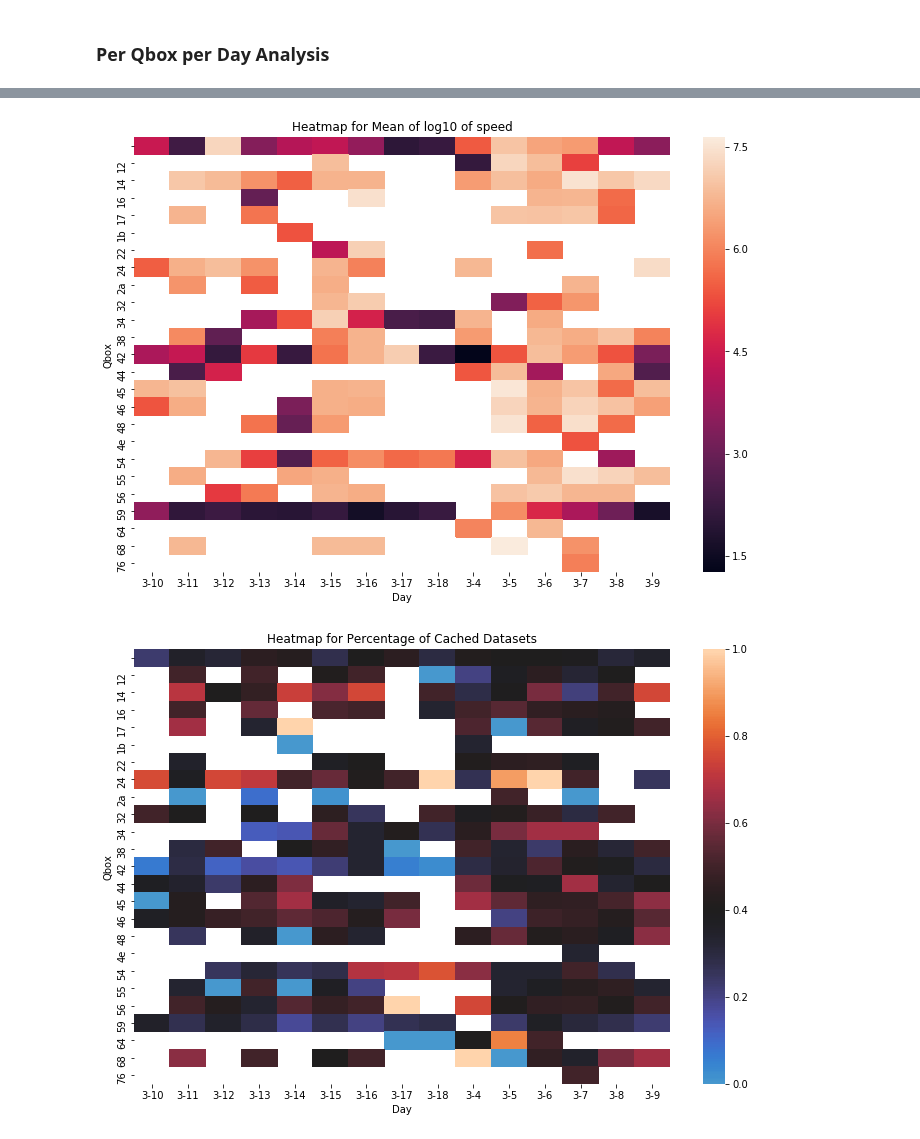
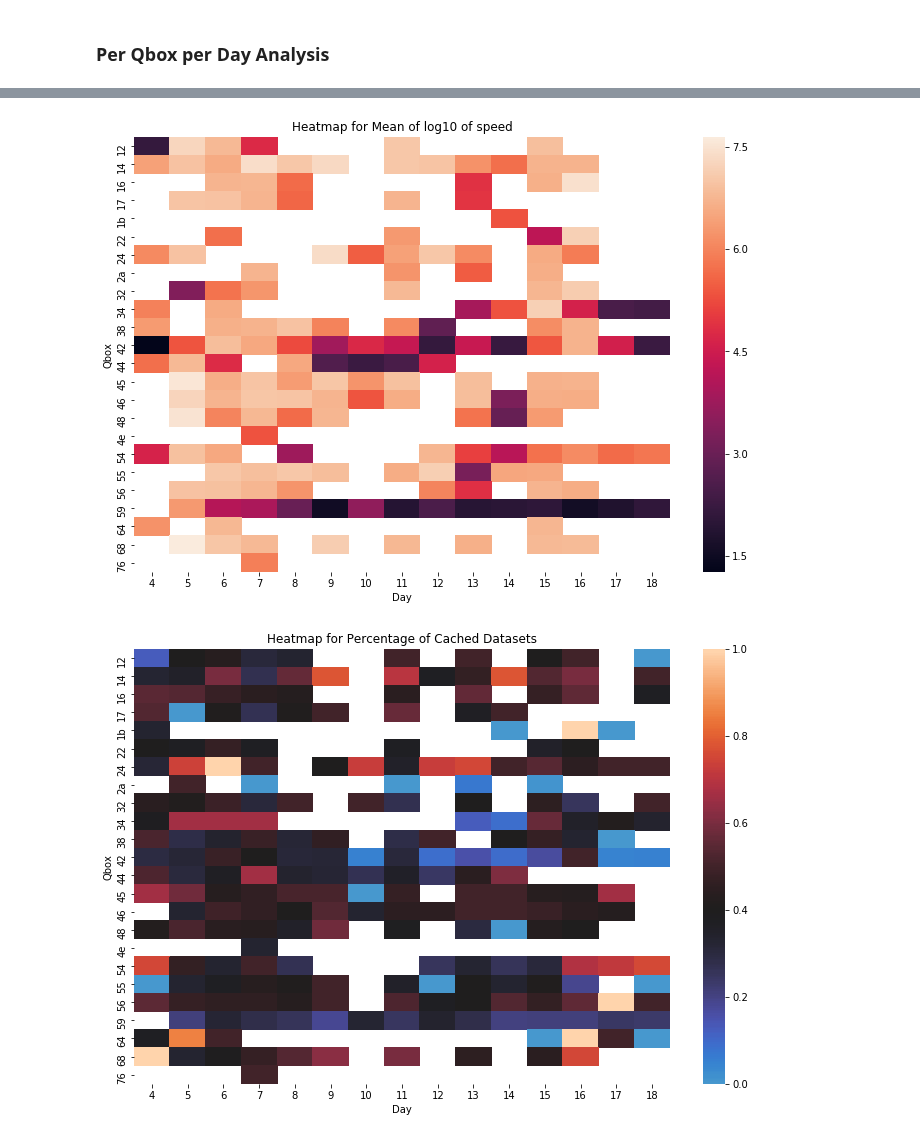
Before and after one commit to AdwaitB/greco-notes, a Jupyter notebook: infra/Analysis_full.ipynb, the cells around one changed output, grey strips where cells are left out. Drawn from its saved outputs; the diff is of its cells as text; code cells hidden in the pictures.

```diff
--- a/infra/Analysis_full.ipynb
+++ b/infra/Analysis_full.ipynb
@@ -50,13 +50,12 @@ for i in range(0, 2):
     data[i]['time'] = pd.to_datetime(data[i]['transfer_history.creation_date_string'], format='%d/%m/%Y\ %H:%M:%S')
     data[i]['hour'] = data[i]['time'].apply(lambda x: x.hour)
     data[i]['day'] = data[i]['time'].apply(lambda x: x.day)
-    data[i]['unique_day'] = data[i]['time'].apply(lambda x: str(x.month) + '-' + str(x.day))
     data[i]['speed'] = np.where(data[i]['transfer_history.time_transfer_sec'] > 0, data[i]['transfer_history.actually_transferred_size']/data[i]['transfer_history.time_transfer_sec'], data[i]['transfer_history.time_transfer_sec'])
 
 data[1]["qbox_data_size"] = data[1]['transfer_history.qbox'].map(str)
 data[1]["qbox_data_size"] = data[1]['qbox_data_size'].map(str) + "|" + data[1]['transfer_history.transfer_size'].map(str)
 data[1]["is_cached"] = data[1]['transfer_history.transfer_size'] == data[1]['transfer_history.cached_data_size']
-data[1]['transfer_history.qbox_short'] = data[1]['transfer_history.qbox'].apply(lambda x: (str(x)[-1] + str(x)[5]) if len(str(x)) > 5 else "")
+data[1]['transfer_history.qbox_short'] = data[1]['transfer_history.attached_node'].apply(lambda x: (str(x)[-1] + str(x)[5]) if len(str(x)) > 5 else "")
 # %%
 print("Size of dataset : " + str(data[1].shape))
 print("Unique Jobs : " + str(len(data[1]['transfer_history.task'].unique().tolist())))
@@ -681,12 +666,12 @@ plt.show()
 # %%
-temp = data[1][['transfer_history.qbox_short', 'unique_day', 'speed']]
+temp = data[1][['transfer_history.qbox_short', 'day', 'speed']]
 temp = temp[temp['transfer_history.qbox_short'].notna()]
 temp = temp[temp['speed'] > 0]
 temp['speed'] = temp['speed'].apply(lambda x: np.log10(x))
-temp = temp.groupby(['transfer_history.qbox_short', 'unique_day'])['speed'].mean()
+temp = temp.groupby(['transfer_history.qbox_short', 'day'])['speed'].mean()
 temp = temp.to_frame().reset_index()
 
-temp = temp.pivot(index='transfer_history.qbox_short', columns='unique_day', values='speed')
+temp = temp.pivot(index='transfer_history.qbox_short', columns='day', values='speed')
 
 plt.figure(figsize=plot_size)
 sb.heatmap(temp)
@@ -695,21 +680,21 @@ plt.ylabel("Qbox")
 plt.title("Heatmap for Mean of log10 of speed")
 plt.show()
 # %% [output]
-[figure, old version]
+[figure, new version]
 # %%
-temp = data[1][['transfer_history.qbox_short', 'unique_day', 'is_cached']]
+temp = data[1][['transfer_history.qbox_short', 'day', 'is_cached']]
 temp = temp[temp['transfer_history.qbox_short'].notna()]
-temp = temp.groupby(['transfer_history.qbox_short', 'unique_day'])['is_cached']
+temp = temp.groupby(['transfer_history.qbox_short', 'day'])['is_cached']
 temp = temp.apply(lambda x: float(sum(x == True))/float(sum(x == True) + sum(x == False)))
 temp = temp.to_frame().reset_index()
 
-temp = temp.pivot(index='transfer_history.qbox_short', columns='unique_day', values='is_cached')
+temp = temp.pivot(index='transfer_history.qbox_short', columns='day', values='is_cached')
 
 plt.figure(figsize=plot_size)
 sb.heatmap(temp, center=0.4)
 plt.xlabel("Day")
 plt.ylabel("Qbox")
 plt.title("Heatmap for Percentage of Cached Datasets")
 plt.show()
 # %% [output]
-[figure, old version]
+[figure, new version]
```
Also changed, not shown: parts of 27 cells of this notebook, 1 other file.
